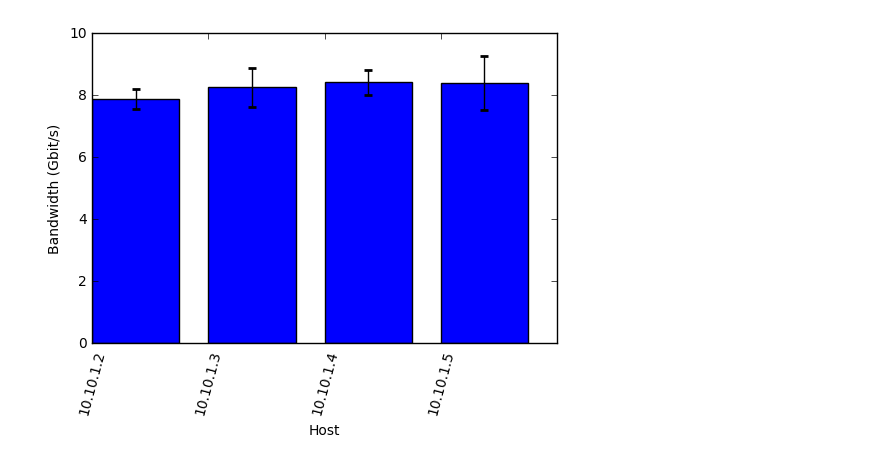
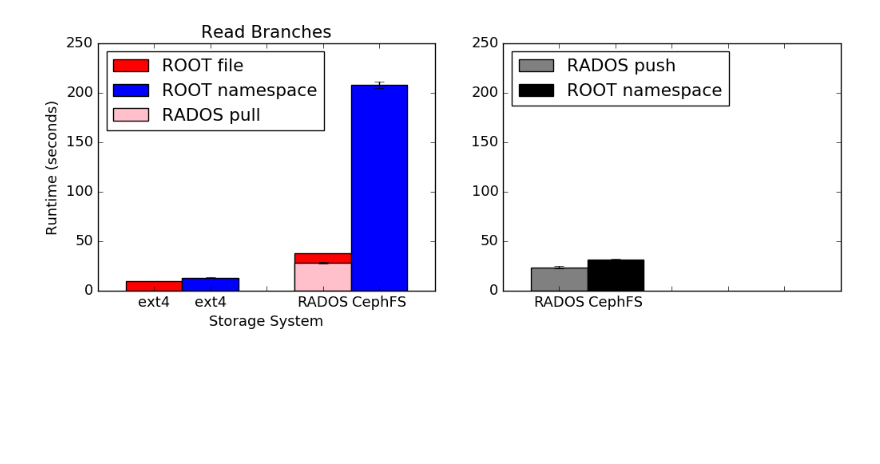
Before and after one commit to michaelsevilla/paulocto-popper, a Jupyter notebook: pipelines/hep/visualize/viz.ipynb, the cells around one changed output. Drawn from its saved outputs; the diff is of its cells as text; code cells hidden in the pictures; blank space fills up the shorter version.

Commit message:
benchmark: graph some hep results
Signed-off-by: Michael Sevilla <mikesevilla3@gmail.com>

```diff
--- a/pipelines/hep/visualize/viz.ipynb
+++ b/pipelines/hep/visualize/viz.ipynb
@@ -128,28 +13,45 @@ For further reading, check out this [tutorial](http://tracker.ceph.com/projects/
-# %%
-# parse: read in the CSV and specify the format; then calculate the means/stds
-
-for fname in glob.glob("../results/netbench-*"):
-    df = pd.read_csv(fname, names=["date", "server_ip", "server_port", "client_ip", "client_port",
-                                     "id", "interval", "transfer", "bandwidth"])
-means = []
-error = []
-for client in df['client_ip'].unique():
-    data = df[(df['client_ip'] == client)]['bandwidth']/(1000*1000*1000)
-    means.append(data.mean())
-    error.append(data.std())
-# %%
-# plot: graph the mean and standard deviation of each Ceph daemon's connection to the MON
-
-fig = plt.figure()
-ax = fig.add_subplot(111)
-
-x = np.arange(len(means))
-plt.bar(x, means, width=0.75,
-        yerr=error, error_kw=dict(ecolor="black", capthick=2))
-plt.xticks(x, df['client_ip'].unique(), rotation='75')
-
-ax.set_ylabel("Bandwidth (Gbit/s)")
-ax.set_xlabel("Host")
-plt.savefig('netbench.png', dpi=300, bbox_inches='tight')
-# %% [output]
-[figure, removed]
+# %%
+def to_seconds(timestamp):
+    ts = timestamp.split(':')
+    try: return float(float(ts[0])*60*60 + float(ts[1])*60 + float(ts[2]))
+    except: return float(0)
+def parse(expdir):
+    df = pd.DataFrame(columns=['job', 'rtime', 'ts'])
+    for run in [0, 1, 2, 3, 4, 5, 6]:
+        rundir = expdir + '-run' + str(run)
+        with open(rundir + '/summary.txt') as f:
+            d = pd.read_csv(f, names=['job', 'delta', 'time'])
+            d['rtime'] = d['delta'].apply(to_seconds)
+            del d['time'], d['delta']
+            d['run'] = run
+            df = df.append(d, ignore_index=True)
+    return df.pivot(index='run', values='rtime', columns='job')
+
+font = {'size'   : 13}; matplotlib.rc('font', **font)
+args = {'width': 1, 'capsize': 4, 'ecolor': 'black'}
+fig, ax = plt.subplots(1, 2, figsize=(12, 4))
+
+df = parse('../results-disk')
+ax[0].bar([0.5], df['read_hep'].mean(), yerr=df['read_hep'].std(), color='red',  label='ROOT file', **args)
+ax[0].bar([1.5], df['read_fpb'].mean(), yerr=df['read_fpb'].std(), color='blue', label='ROOT namespace', **args)
+
+df = parse('../results-cephfs')
+ax[0].bar([3.5], df['get'].mean() + df['read_hep'].mean(), yerr=df['read_hep'].std(), color='red', **args)
+ax[0].bar([3.5], df['get'].mean(), yerr=df['get'].std(), color='pink', label='RADOS pull', **args)
+ax[0].bar([4.5], df['read_fpb'].mean(), yerr=df['read_fpb'].std(), color='blue', **args)
+ax[0].legend(loc='upper left')
+ax[0].set_xticklabels(["", "ext4", "ext4", "", "RADOS", "CephFS"])
+ax[0].set_xlim(0, 6)
+ax[0].set_ylim(0, 250)
+ax[0].set_ylabel("Runtime (seconds)")
+ax[0].set_xlabel("Storage System")
+ax[0].set_title("Read Branches")
+
+ax[1].bar([0.5], df['push'].mean(), yerr=df['push'].std(), label='RADOS push',color='grey', **args)
+ax[1].bar([1.5], df['write_fpb'].mean(), yerr=df['write_fpb'].std(), label='ROOT namespace', color='black', **args)
+ax[1].set_xlim(0, 6)
+ax[1].set_xticklabels(["", "RADOS", "CephFS"])
+ax[1].set_ylim(0, 250)
+x = ax[1].legend(loc='upper left')
+# %% [output]
+[figure, added]
```
Also changed, not shown: parts of 9 cells of this notebook, 3 other files.
